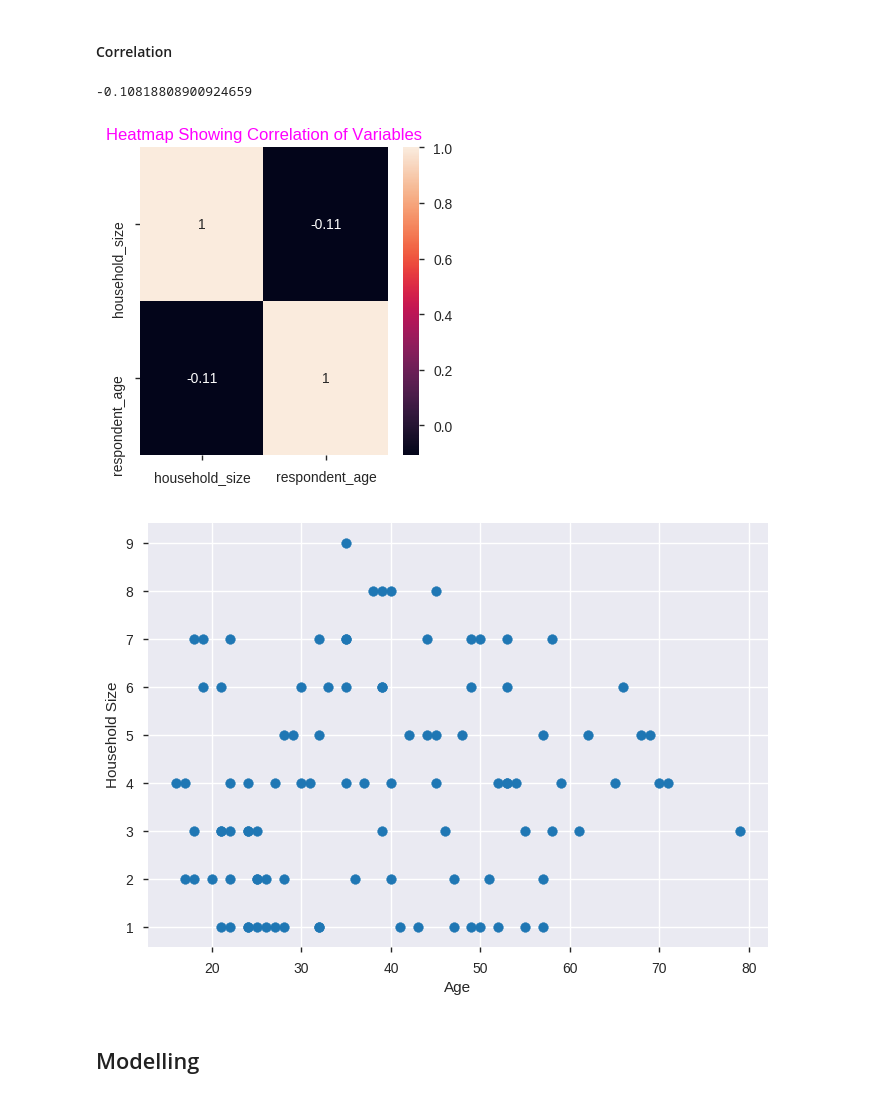
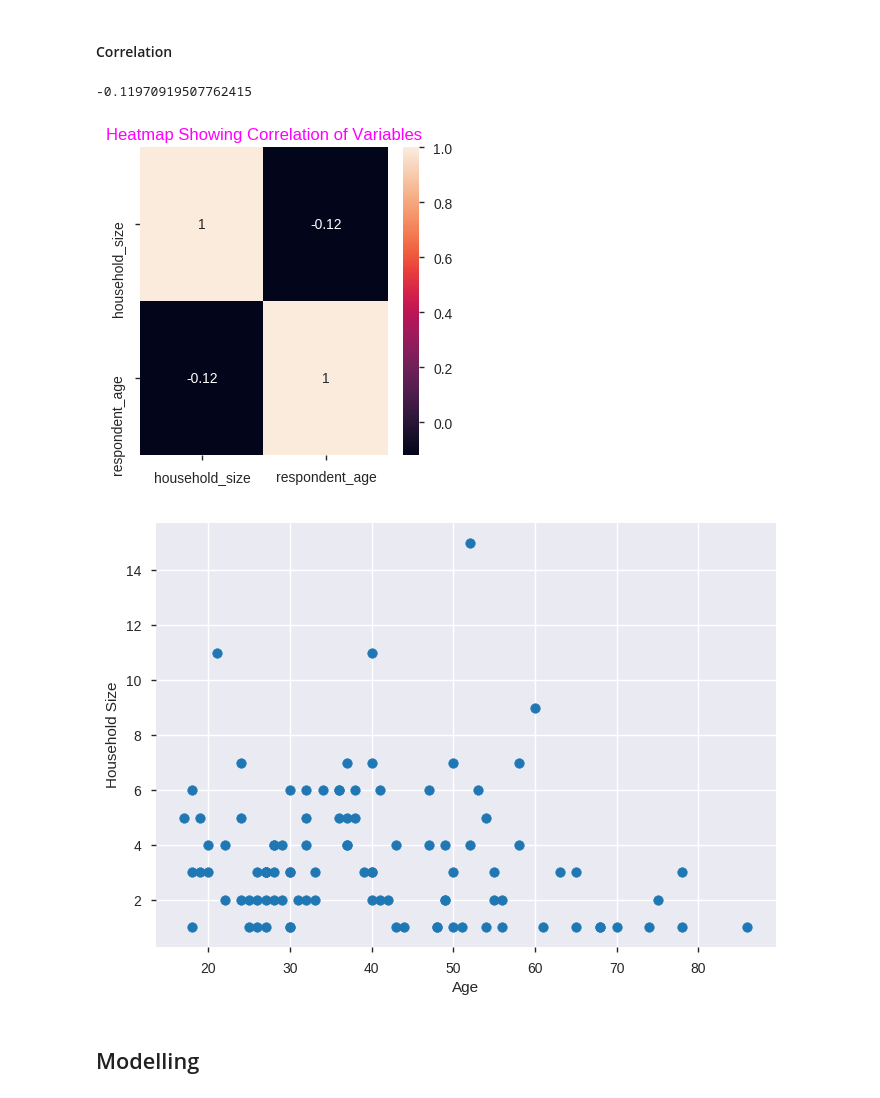
Before and after one commit to booorayan/fin_wk_2_proj, a Jupyter notebook: fin_inclusion_dsproject_1.ipynb, the cells around one changed output. Saved outputs shown, nothing was run; the diff lists cells and outputs as text; code cells hidden in the pictures.

```diff
--- a/fin_inclusion_dsproject_1.ipynb
+++ b/fin_inclusion_dsproject_1.ipynb
@@ -297,0 +279,7 @@ plt.show()
+# %%
+# dropping columns year because it is not useful for this analysis
+
+fin.drop(columns=['year', 'uniqueid'], inplace=True)
+fin.columns
+
+# year column is specific to each country / almost similar to id
@@ -858,15 +782,15 @@ fin_t.describe()
 #### Correlation
 # %%
 # checking for the correlation between the variables household size and respondent age using corr()
-fin_t['household_size'].corr(fin_t['respondent_age'], method='pearson')
+fin['household_size'].corr(fin['respondent_age'], method='pearson')
 
 # the correlation between the two variables (respondent age & household size) is a negative weak correlation
 # %% [output]
--0.10818808900924659
+-0.11970919507762415
 # %%
 # checking for correlation of variables using seaborn's heatmap
 
-heatmap = fin_t.corr()
+heatmap = fin.corr()
 plt.figure(figsize=(4,4))
 sns.heatmap(heatmap, xticklabels = heatmap.columns, yticklabels=heatmap.columns, annot=True)
 plt.title('Heatmap Showing Correlation of Variables', color = "magenta")
@@ -875,20 +799,20 @@ plt.title('Heatmap Showing Correlation of Variables', color = "magenta")
 plt.show()
 # heatmap shows variables have a negative weak correlation
 # %% [output]
-[figure, old version]
+[figure, new version]
 # %%
 # using a scatter plot to check for correlation between household size and respondent age
 
-fn = fin_t.sample(100)
+fn = fin.sample(100)
 plt.scatter(fn['respondent_age'], fn['household_size'])
 plt.plot(figsize=(4,3))
 plt.xlabel('Age')
 plt.ylabel('Household Size')
 plt.show()
 
 # points are scattered all over, we can conclude that the two variables have no correlation
 # %% [output]
-[figure, old version]
+[figure, new version]
 # %% [markdown]
 ## Modelling
 # %% [markdown]
```
Also changed, not shown: parts of 79 cells of this notebook.
